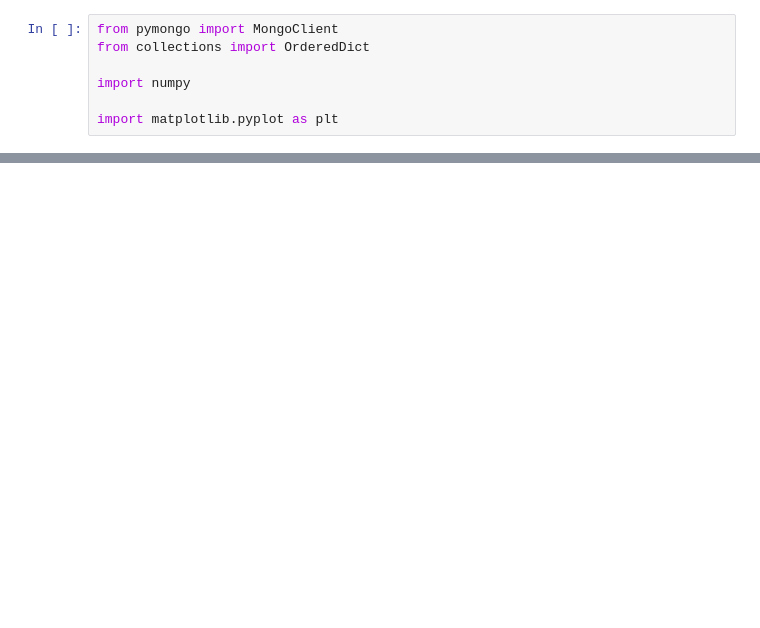
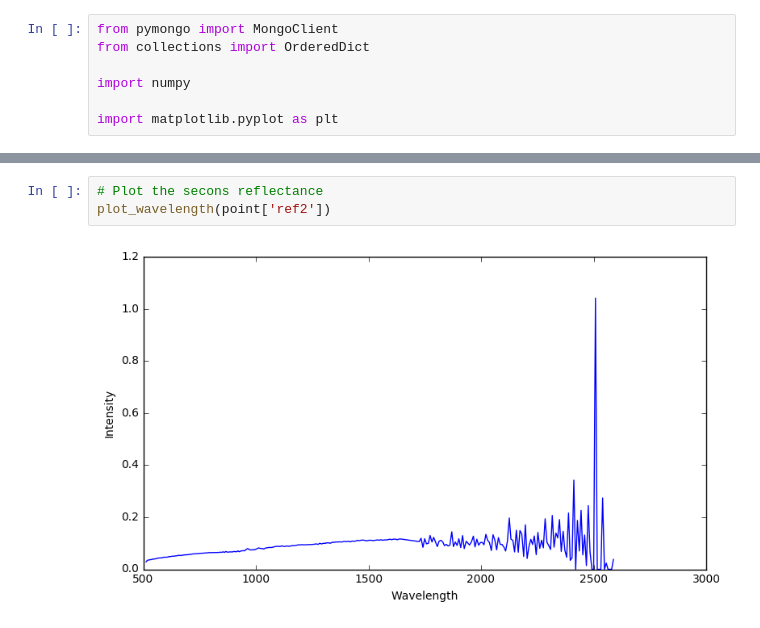
Before and after one commit to TeamSelene/BigDataVisualization, a Jupyter notebook: Notebooks/query_data.ipynb, the cells around one changed output, grey strips where cells are left out. Drawn from its saved outputs; the diff is of its cells as text; blank space fills up the shorter version.

```diff
--- a/Notebooks/query_data.ipynb
+++ b/Notebooks/query_data.ipynb
@@ -39,0 +53,5 @@ plt.show()
+# %%
+# Plot the secons reflectance
+plot_wavelength(point['ref2'])
+# %% [output]
+[figure, added]
```
Also changed, not shown: parts of 17 cells of this notebook, 1 other file.
